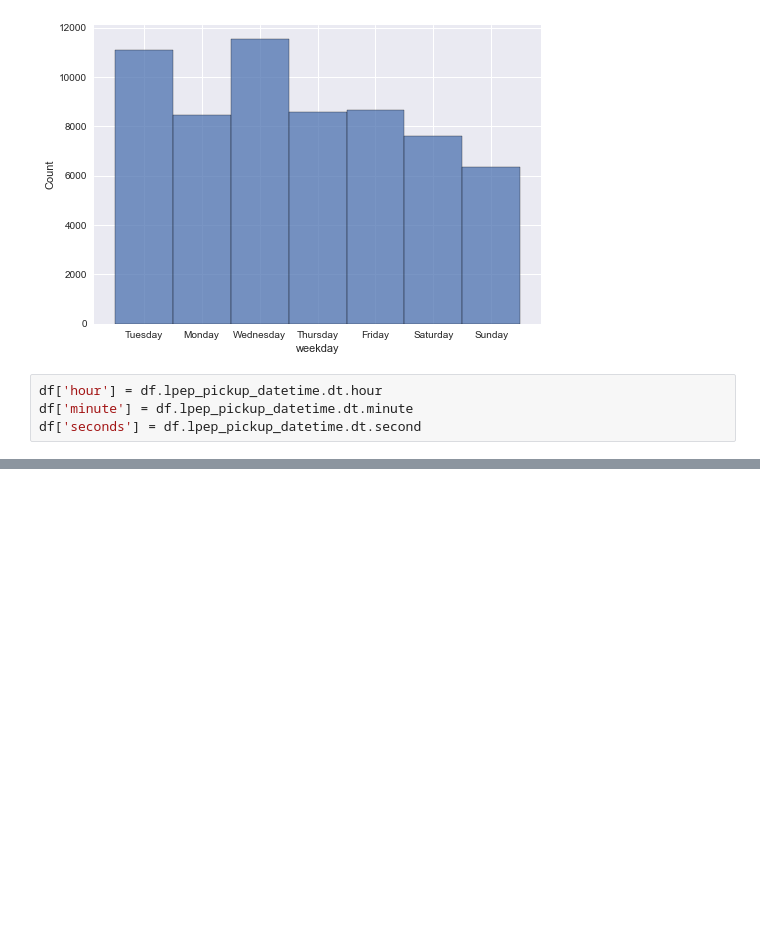
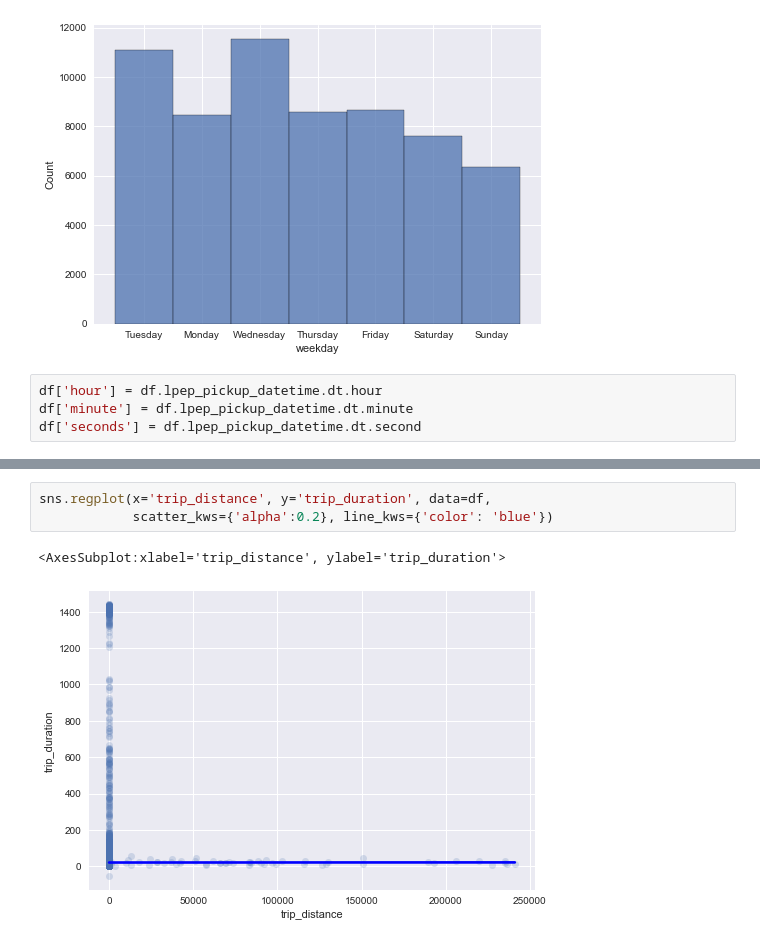
Before and after one commit to abideen-olawuwo/nyc-taxi, a Jupyter notebook: nyc_taxi.ipynb, the cells around one changed output, grey strips where cells are left out. Saved outputs shown, nothing was run; the diff lists cells and outputs as text; blank space fills up the shorter version.

```diff
--- a/nyc_taxi.ipynb
+++ b/nyc_taxi.ipynb
@@ -287,0 +347,6 @@ df.head()
+# %%
+sns.regplot(x='trip_distance', y='trip_duration', data=df,
+            scatter_kws={'alpha':0.2}, line_kws={'color': 'blue'})
+# %% [output]
+<AxesSubplot:xlabel='trip_distance', ylabel='trip_duration'>
+[figure, added]
```
Also changed, not shown: parts of 21 cells of this notebook.
